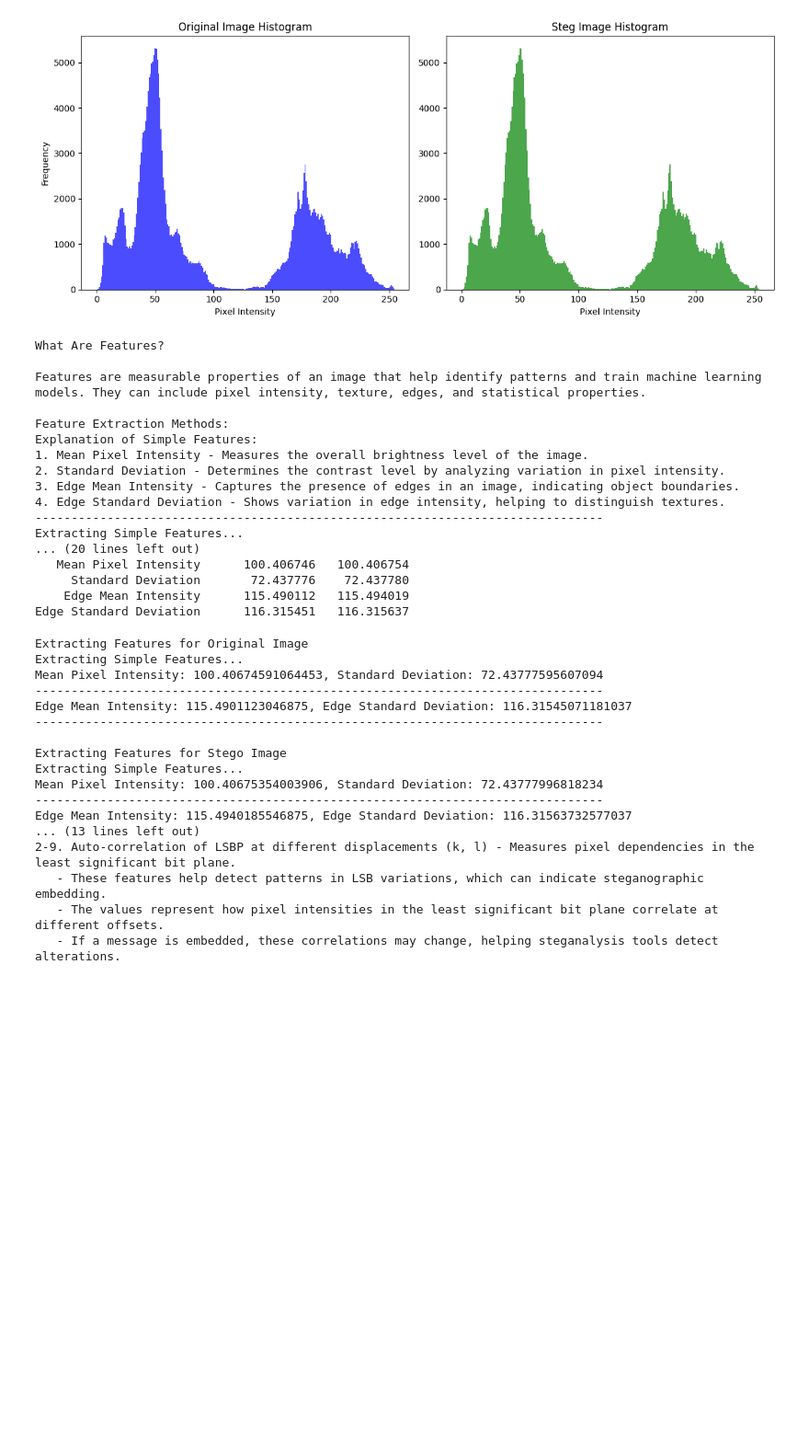
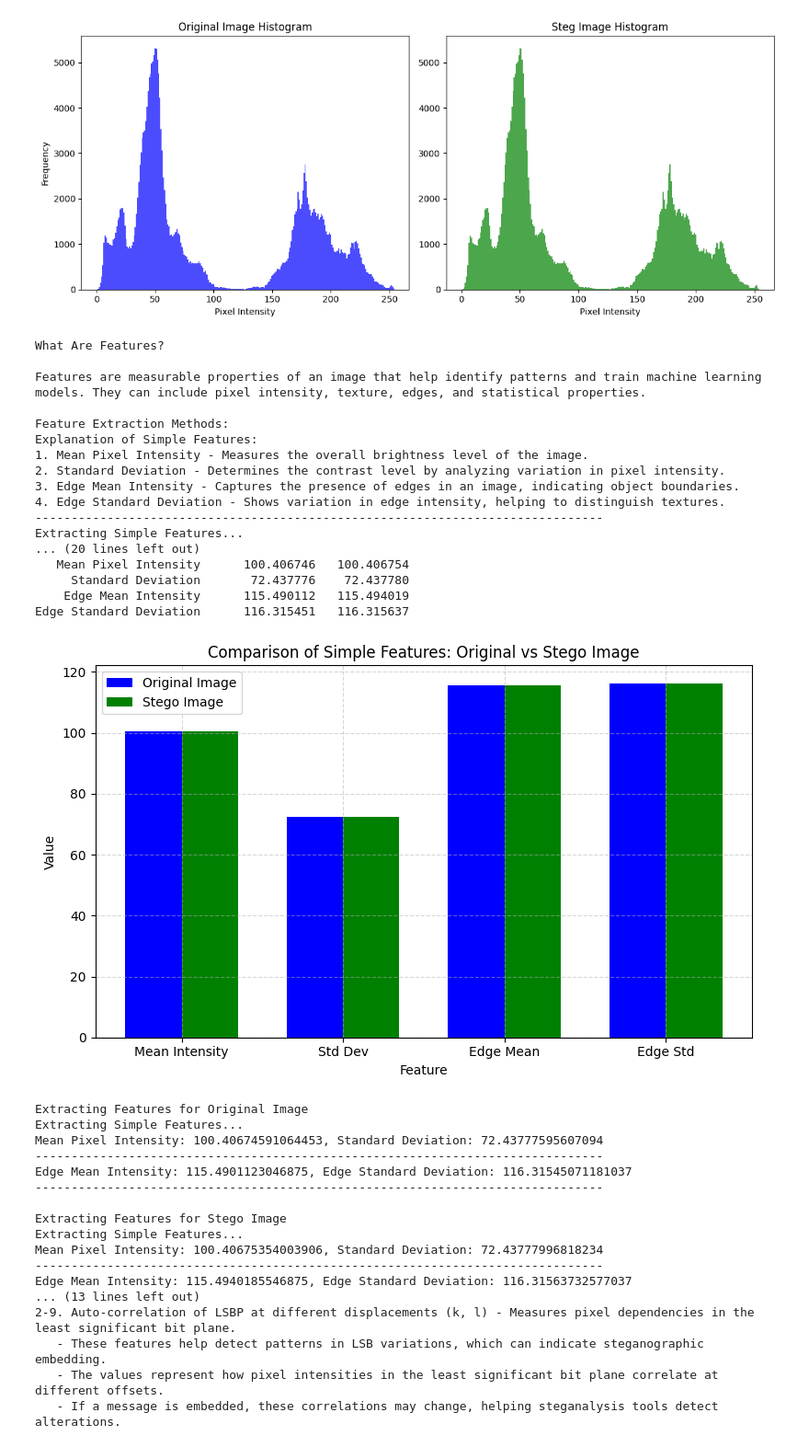
Before and after one commit to danjethh/steg_analysis, a Jupyter notebook: revised_image_processing.ipynb, the cells around one changed output. Shown at 92% size. Cells and saved outputs as stored; diff of their text form; code cells hidden in the pictures; blank space fills up the shorter version.

```diff
--- a/revised_image_processing.ipynb
+++ b/revised_image_processing.ipynb
@@ -291,7 +291,6 @@ print("1. Mean Pixel Intensity - Measures the overall brightness level of the im
 print("2. Standard Deviation - Determines the contrast level by analyzing variation in pixel intensity.")
 print("3. Edge Mean Intensity - Captures the presence of edges in an image, indicating object boundaries.")
 print("4. Edge Standard Deviation - Shows variation in edge intensity, helping to distinguish textures.")
-
 print("-------------------------------------------------------------------------------")
 
 # Extract and show features for both images
@@ -300,41 +299,58 @@ stego_features = [float(f) for f in simple_feature_extraction(steg_image_array)]
 
 print("\nExtracted Features for Original Image:")
 print(original_features)
-
 print("-------------------------------------------------------------------------------")
-
 
 print("\nExtracted Features for Stego Image:")
 print(stego_features)
 
 # Create a structured table for feature values
 df_features = pd.DataFrame({
     "Feature": ["Mean Pixel Intensity", "Standard Deviation", "Edge Mean Intensity", "Edge Standard Deviation"],
     "Original Image": original_features,
     "Stego Image": stego_features
 })
 print("-------------------------------------------------------------------------------")
-
 print("\nExtracted Features:")
 print(df_features.to_string(index=False))
+
+# Plot a histogram comparing original and stego features
+import matplotlib.pyplot as plt
+
+features_labels = ["Mean Intensity", "Std Dev", "Edge Mean", "Edge Std"]
+x = np.arange(len(features_labels))
+width = 0.35
+
+plt.figure(figsize=(8, 5))
+plt.bar(x - width/2, original_features, width, label='Original Image', color='blue')
+plt.bar(x + width/2, stego_features, width, label='Stego Image', color='green')
+plt.xlabel('Feature')
+plt.ylabel('Value')
+plt.title('Comparison of Simple Features: Original vs Stego Image')
+plt.xticks(x, features_labels)
+plt.legend()
+plt.grid(True, linestyle='--', alpha=0.5)
+plt.tight_layout()
+plt.show()
 # %% [output]
 What Are Features?
 
 Features are measurable properties of an image that help identify patterns and train machine learning models. They can include pixel intensity, texture, edges, and statistical properties.
 
 Feature Extraction Methods:
 Explanation of Simple Features:
 1. Mean Pixel Intensity - Measures the overall brightness level of the image.
 2. Standard Deviation - Determines the contrast level by analyzing variation in pixel intensity.
 3. Edge Mean Intensity - Captures the presence of edges in an image, indicating object boundaries.
 4. Edge Standard Deviation - Shows variation in edge intensity, helping to distinguish textures.
 -------------------------------------------------------------------------------
 Extracting Simple Features...
 ... (20 lines left out)
    Mean Pixel Intensity      100.406746   100.406754
      Standard Deviation       72.437776    72.437780
     Edge Mean Intensity      115.490112   115.494019
 Edge Standard Deviation      116.315451   116.315637
+[figure, added]
 # %%
 # Step 9: Advanced Feature Extraction using Bit Plane Analysis
 def getBitPlanes(img):
```
